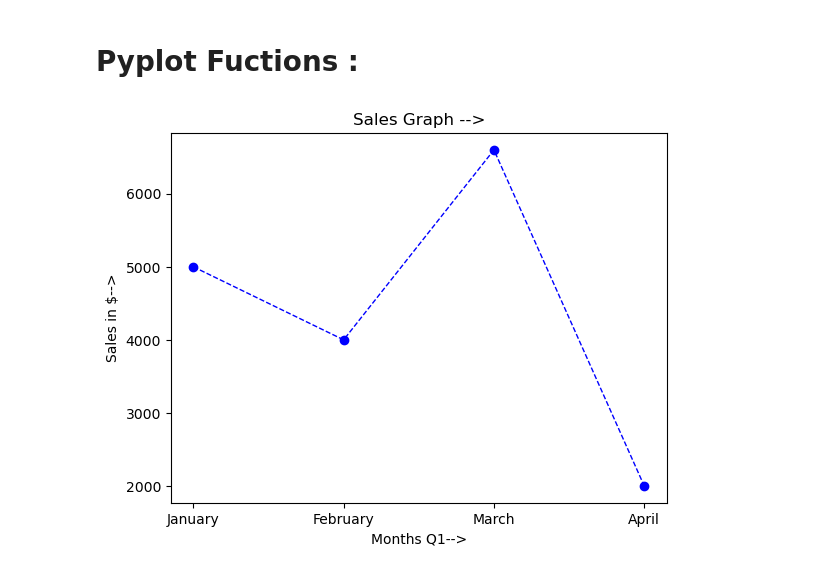
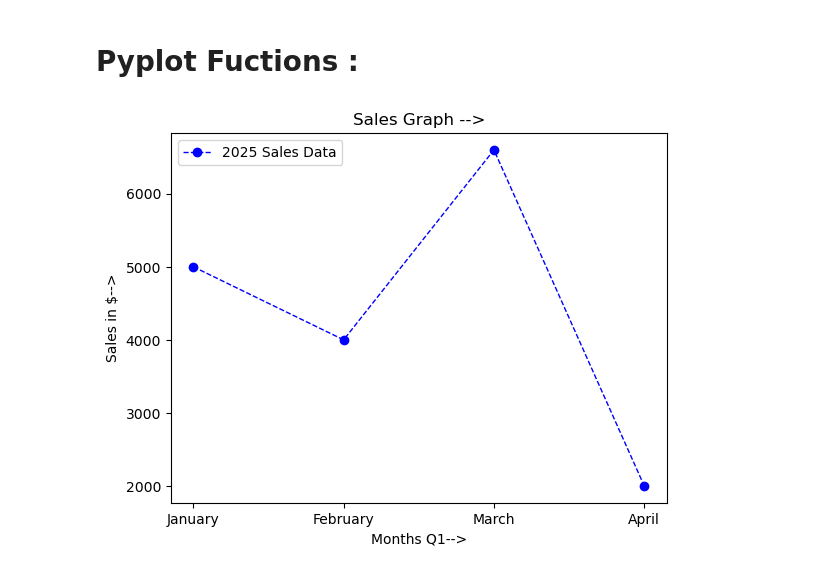
Before and after one commit to Nevin100/Data-Visualization, a Jupyter notebook: Matplotlib.ipynb, the cells around one changed output. Drawn from its saved outputs; the diff is of its cells as text; code cells hidden in the pictures.

```diff
--- a/Matplotlib.ipynb
+++ b/Matplotlib.ipynb
@@ -49,18 +49,20 @@ plt.show()
 # %%
 # 1.) plt.plot(x,y, {rest optional...}) --> plottig purpose
 # 2.) plt.title() --> Title Heading of the Plot
 # 3.) plt.xlabel() & plt.ylabel() --> labels for x and y
 # 4.) plt.show() --> To Show the plot
+# 5.) plt.legend() --> To Show the meaning label of line
 
 months = ['January','February', 'March', 'April' ]
 sales = [5000,4000,6600,2000]
 
 plt.title("Sales Graph -->")
 
 plt.xlabel("Months Q1-->")
 plt.ylabel("Sales in $-->")
 
-plt.plot(months, sales, color='blue', linestyle='--', linewidth=1, marker='o')
+plt.plot(months, sales, color='blue', linestyle='--', linewidth=1, marker='o', label='2025 Sales Data')
+plt.legend()
 plt.show()
 # %% [output]
-[figure, old version]
+[figure, new version]
```
